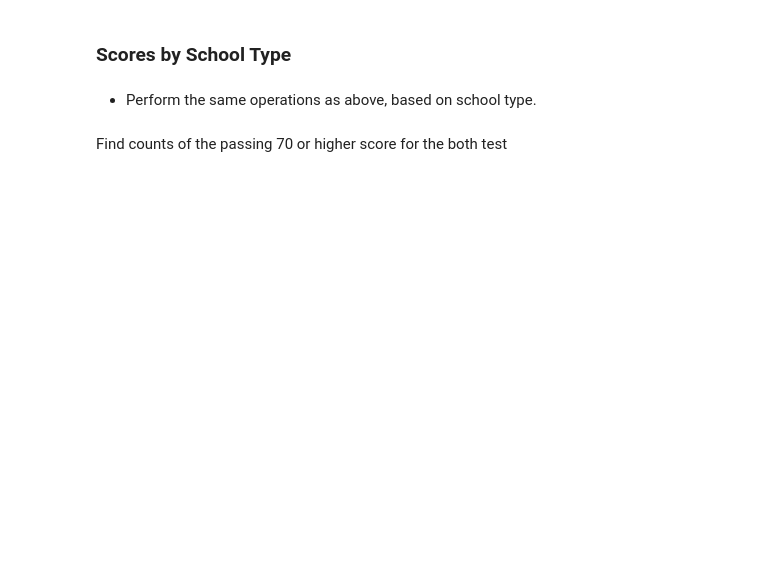
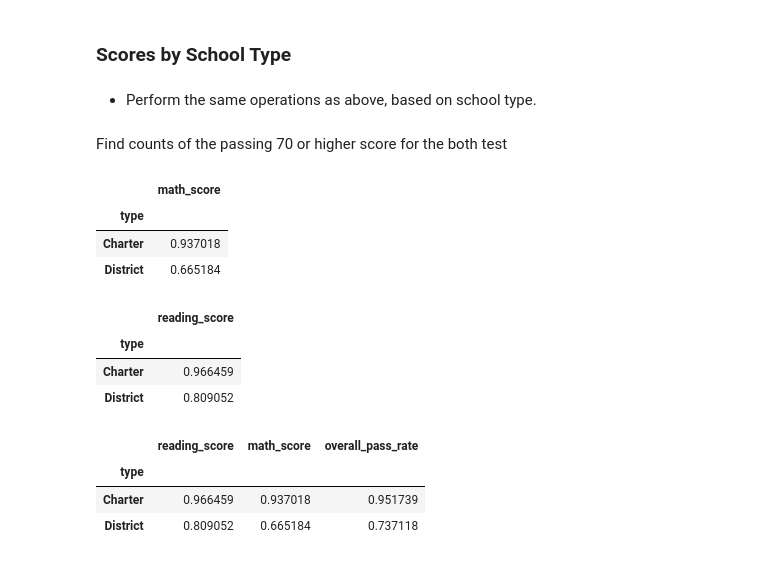
Before and after one commit to Ayang1126/Python, a Jupyter notebook: Python_Lab_Assignment.ipynb, the cells around one changed output. Drawn from its saved outputs; the diff is of its cells as text; code cells hidden in the pictures; blank space fills up the shorter version.

```diff
--- a/Python_Lab_Assignment.ipynb
+++ b/Python_Lab_Assignment.ipynb
@@ -806,2 +854,36 @@ Find counts of the passing 70 or higher score for the both test
+# %%
+# math pass size
+pass_typem = school_data_complete.loc[:,['type', 'math_score']]
+counttypem = pass_typem[pass_sizem['math_score'] >= 70]
+counttypem = counttypem.groupby('type').count()
+counttype= pass_typem.groupby('type').count()
+mpassRatetype = counttypem/counttype
+mpassRatetype
+# %% [output]
+|  | math_score |
+| type |  |
+| Charter | 0.937018 |
+| District | 0.665184 |
+# %%
+# reading pass size
+pass_typer = school_data_complete.loc[:,['type', 'reading_score']]
+counttyper = pass_typer[pass_sizer['reading_score'] >= 70]
+counttyper = counttyper.groupby('type').count()
+counttype= pass_typer.groupby('type').count()
+rpassRatetype = counttyper/counttype
+rpassRatetype
+# %% [output]
+|  | reading_score |
+| type |  |
+| Charter | 0.966459 |
+| District | 0.809052 |
 # %%
 # Calculate the overall passing rate
+typepassing = rpassRatetype.merge(mpassRatetype, on= "type")
+typepassing['overall_pass_rate'] = (typepassing['reading_score'] + typepassing['math_score'])/2
+typepassing
+# %% [output]
+|  | reading_score | math_score | overall_pass_rate |
+| type |  |  |  |
+| Charter | 0.966459 | 0.937018 | 0.951739 |
+| District | 0.809052 | 0.665184 | 0.737118 |
```
Also changed, not shown: parts of 12 cells of this notebook.
